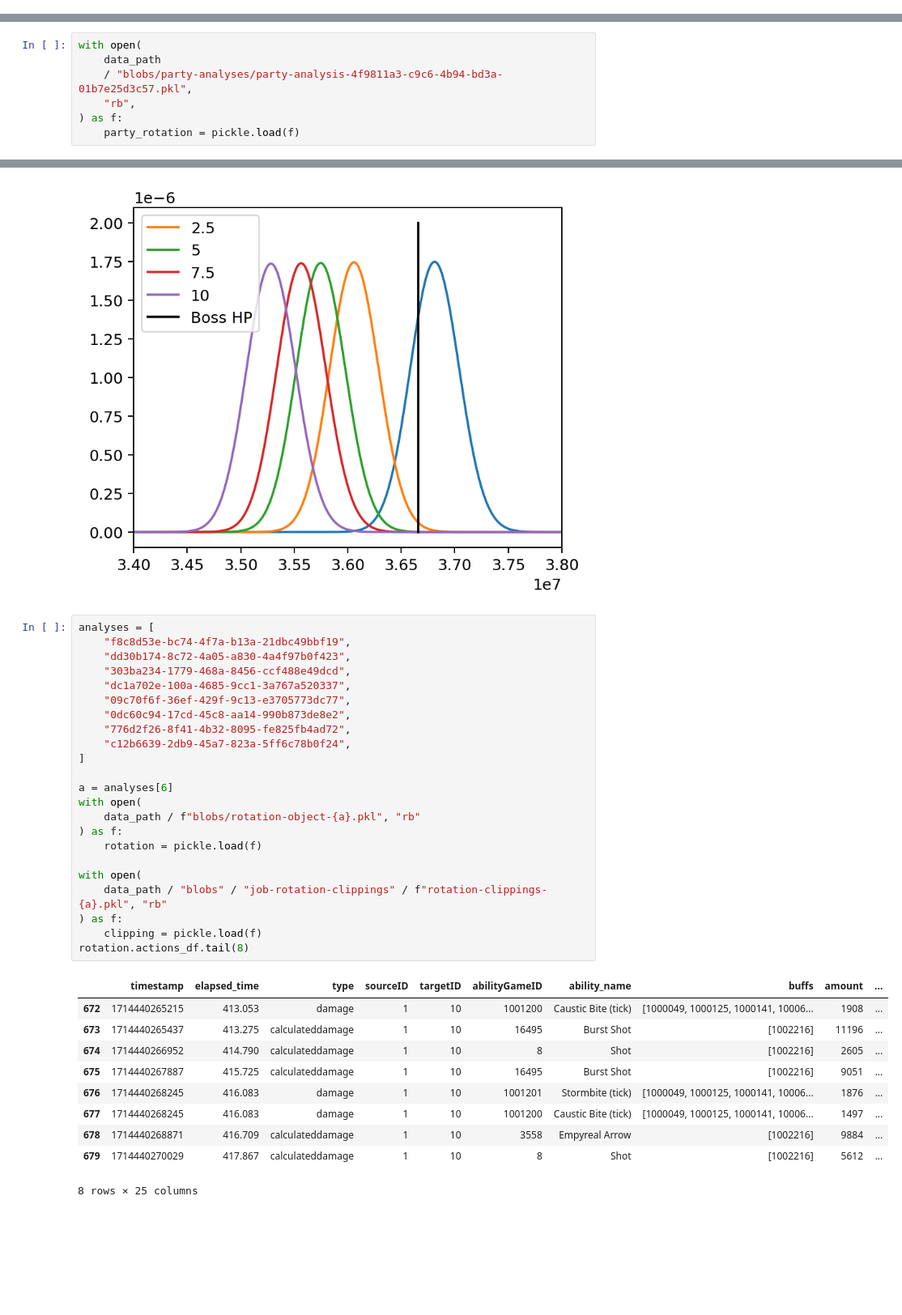
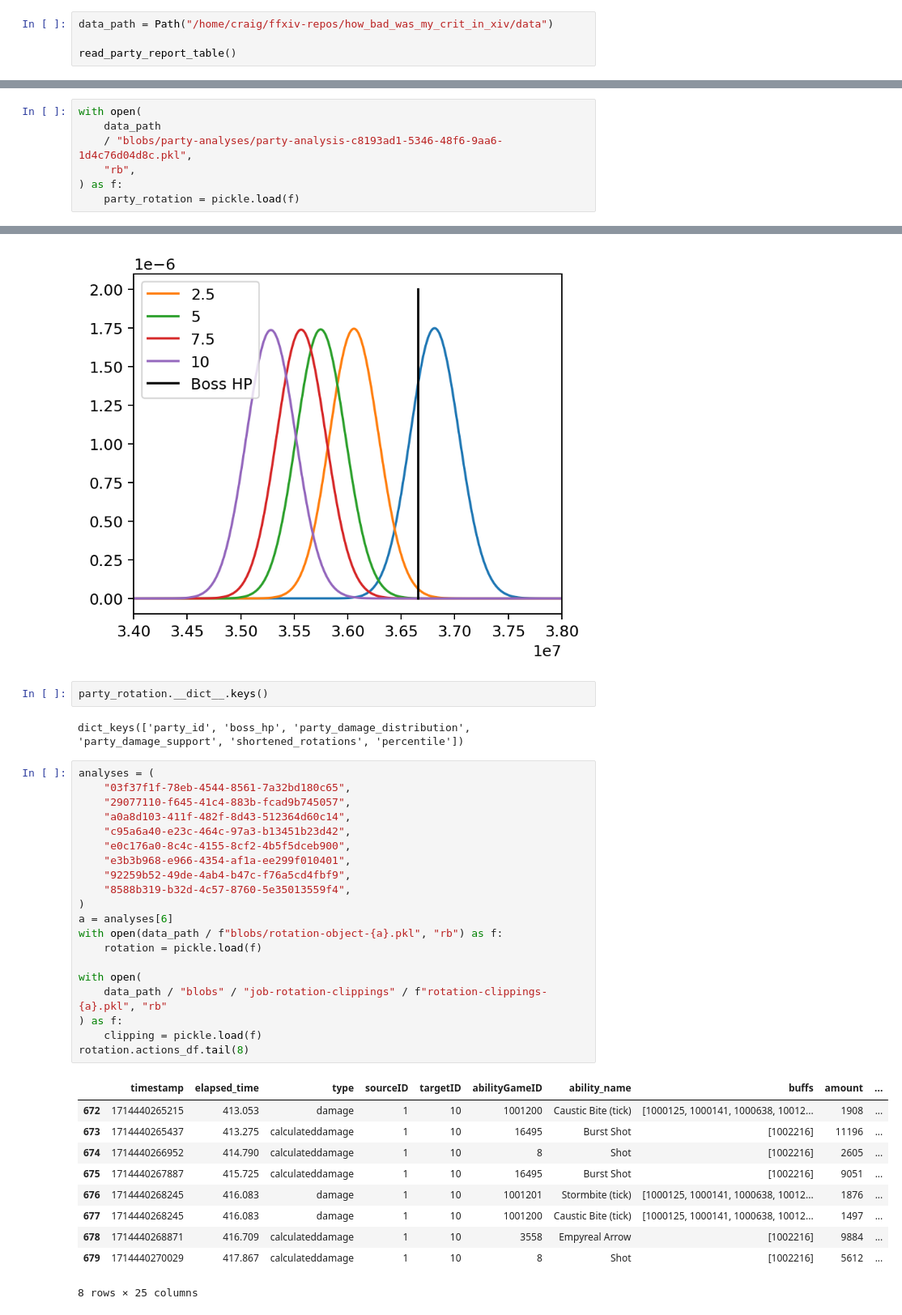
Before and after one commit to ffxiv-acerola/how_bad_was_my_crit_in_xiv, a Jupyter notebook: crit_app/test.ipynb, the cells around one changed output, grey strips where cells are left out. Shown: that part at 81% size. Saved outputs shown, nothing was run; the diff lists cells and outputs as text; blank space fills up the shorter version.

```diff
--- a/crit_app/test.ipynb
+++ b/crit_app/test.ipynb
@@ -14,0 +8,4 @@ read_party_report_table()
+# %%
+data_path = Path("/home/craig/ffxiv-repos/how_bad_was_my_crit_in_xiv/data")
+
+read_party_report_table()
@@ -15,7 +15,7 @@ read_party_report_table()
 # %%
 with open(
     data_path
-    / "blobs/party-analyses/party-analysis-4f9811a3-c9c6-4b94-bd3a-01b7e25d3c57.pkl",
+    / "blobs/party-analyses/party-analysis-c8193ad1-5346-48f6-9aa6-1d4c76d04d8c.pkl",
     "rb",
 ) as f:
     party_rotation = pickle.load(f)
@@ -35,37 +41,38 @@ plt.xlim([3.4e7, 3.8e7])
 # %% [output]
 (34000000.0, 38000000.0)
 [figure]
+# %%
+party_rotation.__dict__.keys()
+# %% [output]
+dict_keys(['party_id', 'boss_hp', 'party_damage_distribution', 'party_damage_support', 'shortened_rotations', 'percentile'])
 # %%
-analyses = [
-    "f8c8d53e-bc74-4f7a-b13a-21dbc49bbf19",
-    "dd30b174-8c72-4a05-a830-4a4f97b0f423",
-    "303ba234-1779-468a-8456-ccf488e49dcd",
-    "dc1a702e-100a-4685-9cc1-3a767a520337",
-    "09c70f6f-36ef-429f-9c13-e3705773dc77",
-    "0dc60c94-17cd-45c8-aa14-990b873de8e2",
-    "776d2f26-8f41-4b32-8095-fe825fb4ad72",
-    "c12b6639-2db9-45a7-823a-5ff6c78b0f24",
-]
-
+analyses = (
+    "03f37f1f-78eb-4544-8561-7a32bd180c65",
+    "29077110-f645-41c4-883b-fcad9b745057",
+    "a0a8d103-411f-482f-8d43-512364d60c14",
+    "c95a6a40-e23c-464c-97a3-b13451b23d42",
+    "e0c176a0-8c4c-4155-8cf2-4b5f5dceb900",
+    "e3b3b968-e966-4354-af1a-ee299f010401",
+    "92259b52-49de-4ab4-b47c-f76a5cd4fbf9",
+    "8588b319-b32d-4c57-8760-5e35013559f4",
+)
 a = analyses[6]
-with open(
-    data_path / f"blobs/rotation-object-{a}.pkl", "rb"
-) as f:
+with open(data_path / f"blobs/rotation-object-{a}.pkl", "rb") as f:
     rotation = pickle.load(f)
 
 with open(
     data_path / "blobs" / "job-rotation-clippings" / f"rotation-clippings-{a}.pkl", "rb"
 ) as f:
     clipping = pickle.load(f)
 rotation.actions_df.tail(8)
 # %% [output]
 |  | timestamp | elapsed_time | type | sourceID | targetID | abilityGameID | ability_name | buffs | amount | ... |
-| 672 | 1714440265215 | 413.053 | damage | 1 | 10 | 1001200 | Caustic Bite (tick) | [1000049, 1000125, 1000141, 10006... | 1908 | ... |
+| 672 | 1714440265215 | 413.053 | damage | 1 | 10 | 1001200 | Caustic Bite (tick) | [1000125, 1000141, 1000638, 10012... | 1908 | ... |
 | 673 | 1714440265437 | 413.275 | calculateddamage | 1 | 10 | 16495 | Burst Shot | [1002216] | 11196 | ... |
 | 674 | 1714440266952 | 414.790 | calculateddamage | 1 | 10 | 8 | Shot | [1002216] | 2605 | ... |
 | 675 | 1714440267887 | 415.725 | calculateddamage | 1 | 10 | 16495 | Burst Shot | [1002216] | 9051 | ... |
-| 676 | 1714440268245 | 416.083 | damage | 1 | 10 | 1001201 | Stormbite (tick) | [1000049, 1000125, 1000141, 10006... | 1876 | ... |
-| 677 | 1714440268245 | 416.083 | damage | 1 | 10 | 1001200 | Caustic Bite (tick) | [1000049, 1000125, 1000141, 10006... | 1497 | ... |
+| 676 | 1714440268245 | 416.083 | damage | 1 | 10 | 1001201 | Stormbite (tick) | [1000125, 1000141, 1000638, 10012... | 1876 | ... |
+| 677 | 1714440268245 | 416.083 | damage | 1 | 10 | 1001200 | Caustic Bite (tick) | [1000125, 1000141, 1000638, 10012... | 1497 | ... |
 | 678 | 1714440268871 | 416.709 | calculateddamage | 1 | 10 | 3558 | Empyreal Arrow | [1002216] | 9884 | ... |
 | 679 | 1714440270029 | 417.867 | calculateddamage | 1 | 10 | 8 | Shot | [1002216] | 5612 | ... |
 8 rows × 25 columns
```
Also changed, not shown: parts of 26 cells of this notebook, 3 other files.
